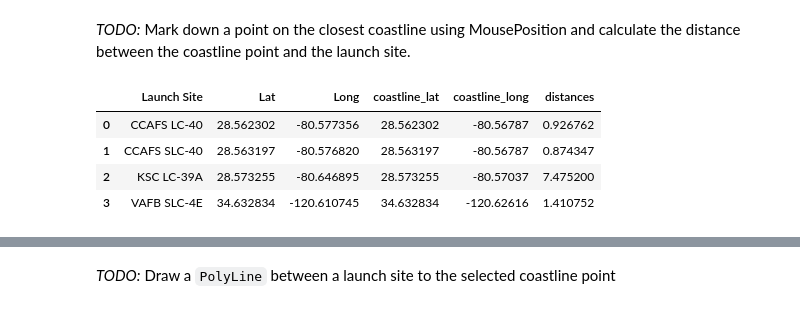
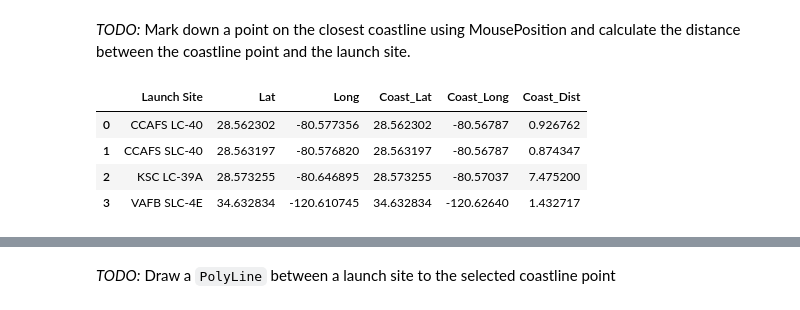
Before and after one commit to rsizem2/IBM-Data-Science-Capstone, a Jupyter notebook: notebooks/Lab 5 - Exploring Launch Sites with Folium.ipynb, the cells around one changed output, grey strips where cells are left out. Saved outputs shown, nothing was run; the diff lists cells and outputs as text; code cells hidden in the pictures.

```diff
--- a/notebooks/Lab 5 - Exploring Launch Sites with Folium.ipynb
+++ b/notebooks/Lab 5 - Exploring Launch Sites with Folium.ipynb
@@ -190,7 +189,9 @@ marker_cluster = MarkerCluster()
 # Apply a function to check the value of `class` column
 # If class=1, marker_color value will be green
 # If class=0, marker_color value will be red
-spacex_df['marker_color'] = spacex_df['class'].apply(lambda x: 'green' if x else 'red')
+spacex_df['marker_color'] = spacex_df['class'].apply(
+    lambda x: 'green' if x else 'red'
+)
 spacex_df.tail(10)
 # %% [output]
 |  | Launch Site | Lat | Long | class | marker_color |
@@ -298,23 +302,26 @@ def calculate_distance(lat1, lon1, lat2, lon2):
 # %%
 # find coordinate of the closet coastline
 # e.g.,: Lat: 28.56367  Lon: -80.57163
 # distance_coastline = calculate_distance(launch_site_lat, launch_site_lon, coastline_lat, coastline_lon)
-launch_sites_df['coastline_lat'] = launch_sites_df['Lat']
-launch_sites_df['coastline_long'] = [-80.56787, -80.56787, -80.57037, -120.62616]
-distances = list()
-for index, row in launch_sites_df[['Lat','Long','coastline_lat', 'coastline_long']].iterrows():
+temp_df = launch_sites_df.copy()
+temp_df['Coast_Lat'] = temp_df['Lat']
+temp_df['Coast_Long'] = [-80.56787, -80.56787, -80.57037, -120.6264]
+
+coast_distances = list()
+for index, row in temp_df[['Lat','Long','Coast_Lat', 'Coast_Long']].iterrows():
     x,y,z,w = row
-    distances.append(
+    coast_distances.append(
         calculate_distance(x,y,z,w)
     )
-launch_sites_df['distances'] = distances
-launch_sites_df.head()
+
+temp_df['Coast_Dist'] = coast_distances
+temp_df
 # %% [output]
-|  | Launch Site | Lat | Long | coastline_lat | coastline_long | distances |
+|  | Launch Site | Lat | Long | Coast_Lat | Coast_Long | Coast_Dist |
 | 0 | CCAFS LC-40 | 28.562302 | -80.577356 | 28.562302 | -80.56787 | 0.926762 |
 | 1 | CCAFS SLC-40 | 28.563197 | -80.576820 | 28.563197 | -80.56787 | 0.874347 |
 | 2 | KSC LC-39A | 28.573255 | -80.646895 | 28.573255 | -80.57037 | 7.475200 |
-| 3 | VAFB SLC-4E | 34.632834 | -120.610745 | 34.632834 | -120.62616 | 1.410752 |
+| 3 | VAFB SLC-4E | 34.632834 | -120.610745 | 34.632834 | -120.62640 | 1.432717 |
 # %%
 # Create and add a folium.Marker on your selected closest coastline point on the map
 # Display the distance between coastline point and launch site using the icon property
```
Also changed, not shown: parts of 16 cells of this notebook, 3 other files.
